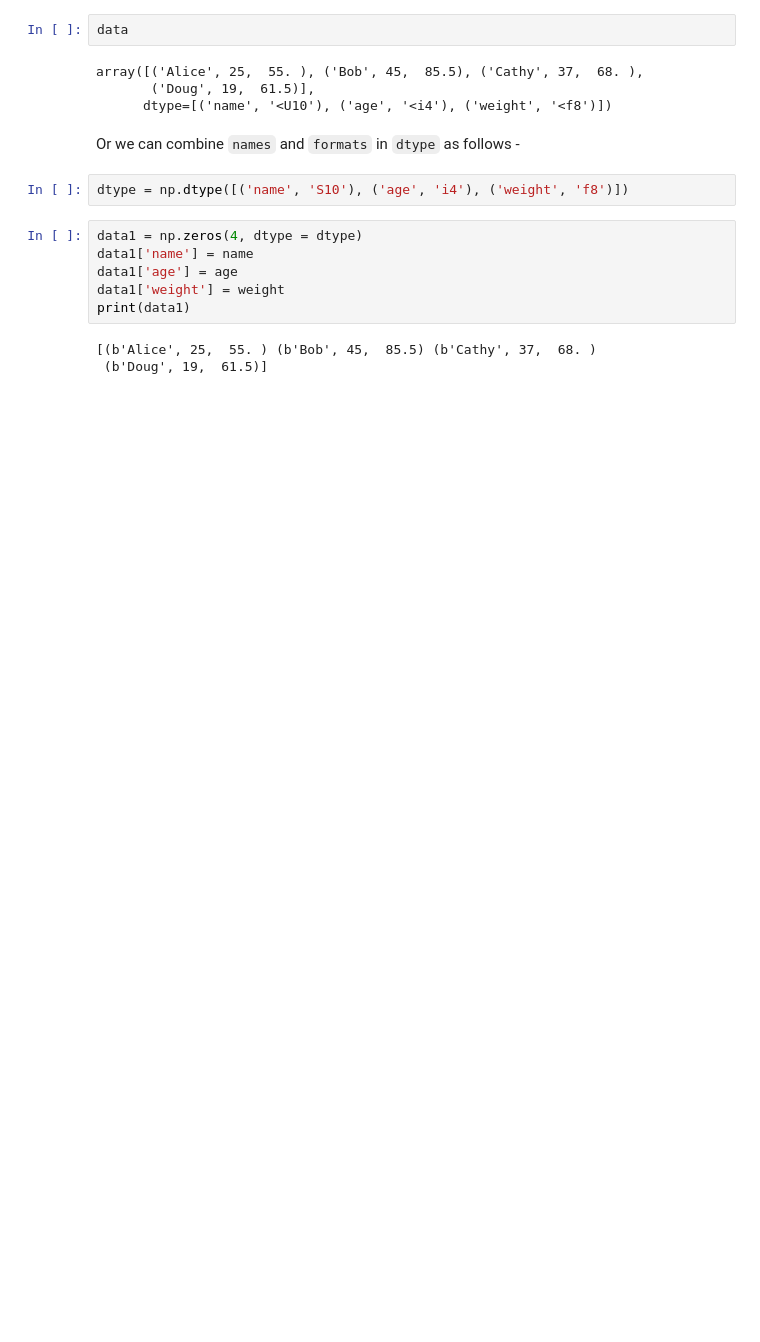
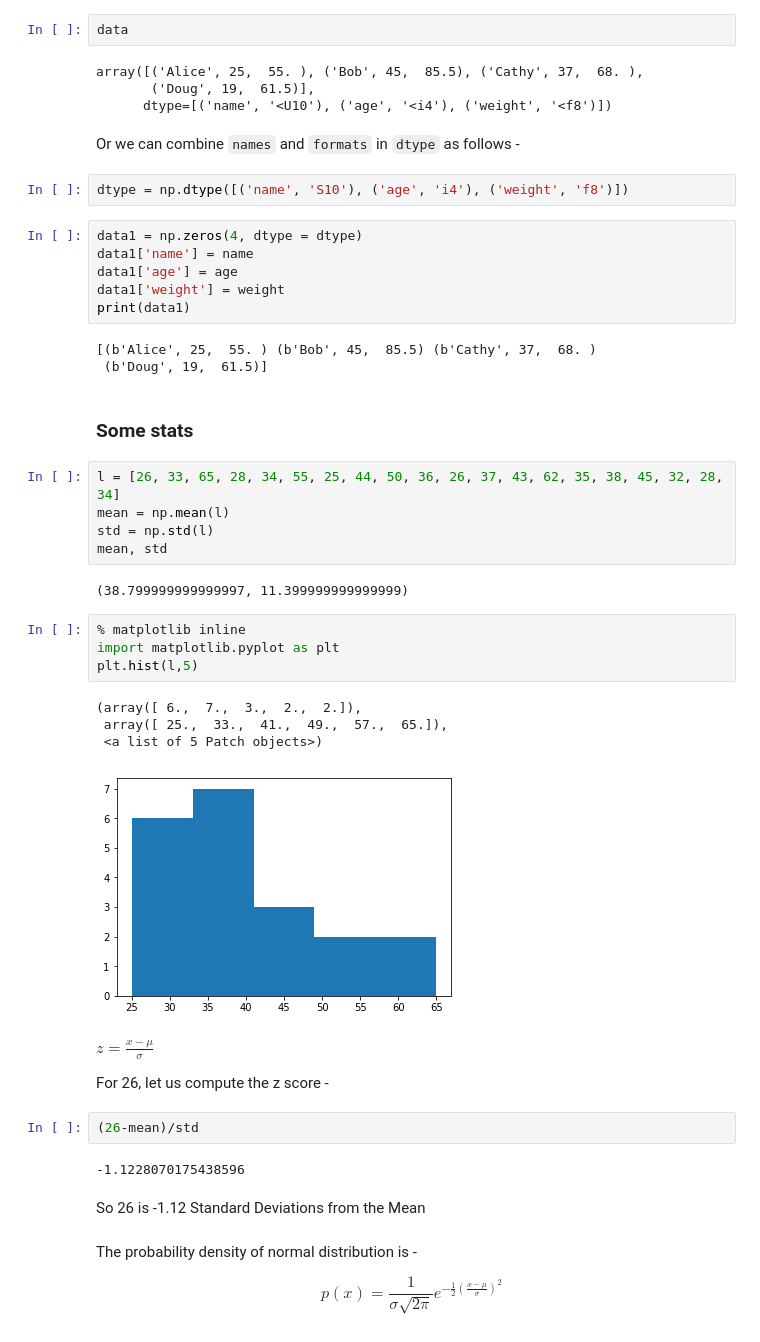
Before and after one commit to mayankkaizen/jupyter-notebooks, a Jupyter notebook: Numpy.ipynb, the cells around one changed output. Cells and saved outputs as stored; diff of their text form; blank space fills up the shorter version.

```diff
--- a/my_numpy.ipynb
+++ b/Numpy.ipynb
@@ -1294,3 +1350,35 @@ print(data1)
 # %% [output]
 [(b'Alice', 25,  55. ) (b'Bob', 45,  85.5) (b'Cathy', 37,  68. )
  (b'Doug', 19,  61.5)]
+# %% [markdown]
+### Some stats
+# %%
+l = [26, 33, 65, 28, 34, 55, 25, 44, 50, 36, 26, 37, 43, 62, 35, 38, 45, 32, 28, 34]
+mean = np.mean(l)
+std = np.std(l)
+mean, std
+# %% [output]
+(38.799999999999997, 11.399999999999999)
+# %%
+% matplotlib inline
+import matplotlib.pyplot as plt
+plt.hist(l,5)
+# %% [output]
+(array([ 6.,  7.,  3.,  2.,  2.]),
+ array([ 25.,  33.,  41.,  49.,  57.,  65.]),
+ <a list of 5 Patch objects>)
+[figure, added]
+# %% [markdown]
+$z =  \frac{x - \mu}{\sigma}$
+
+For 26, let us compute the z score -
+# %%
+(26-mean)/std
+# %% [output]
+-1.1228070175438596
+# %% [markdown]
+So 26 is -1.12 Standard Deviations from the Mean
+# %% [markdown]
+The probability density of normal distribution is -
+
+$$p(x) = \frac{1}{\sigma\sqrt{ 2 \pi}}e^{-\frac{1}{2} {(\frac{x - \mu }{\sigma})}^2 }$$
```
Also changed, not shown: parts of 36 cells of this notebook, 4 other files.
